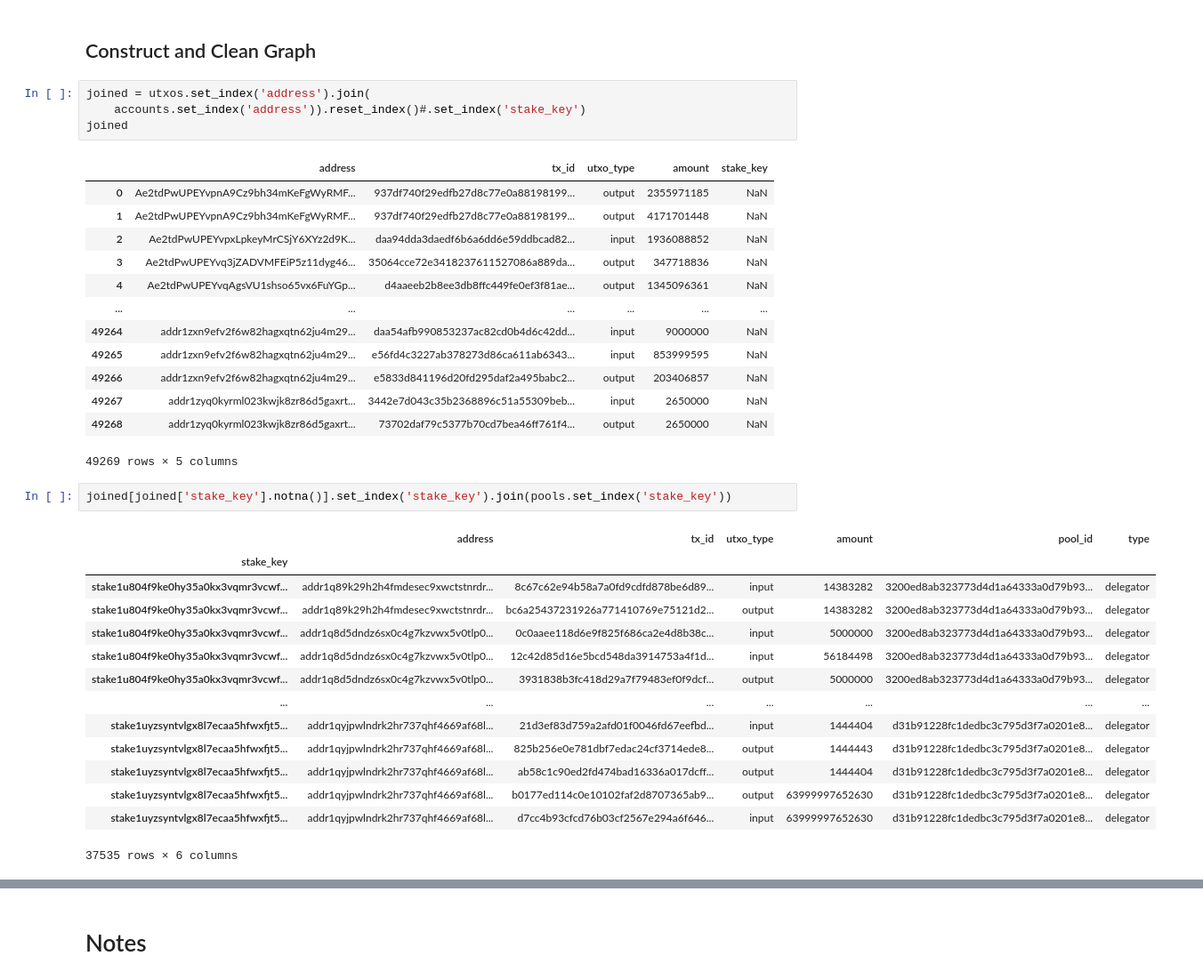
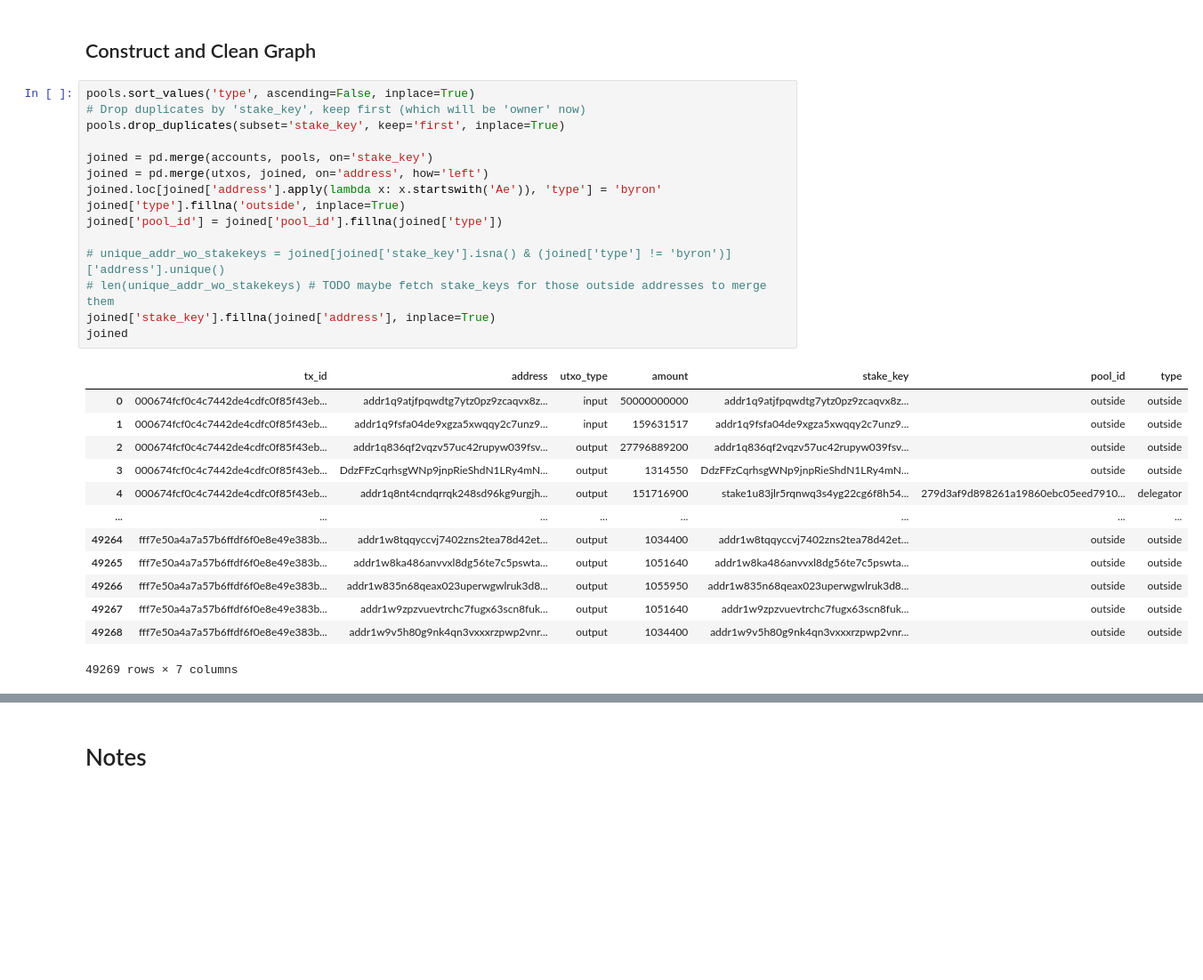
Before and after one commit to alvail/caa-cardano-exchanges, a Jupyter notebook: notebooks/binance.ipynb, the cells around one changed output, grey strips where cells are left out. Shown at 89% size. Drawn from its saved outputs; the diff is of its cells as text; blank space fills up the shorter version.

```diff
--- a/notebooks/binance.ipynb
+++ b/notebooks/binance.ipynb
@@ -90,38 +100,32 @@ utxos[utxos['tx_id'] == 'a66e2637e12ec89cfa85f448a02fe59c762bf5471b0ec9fa4beef09
 | 31911 | a66e2637e12ec89cfa85f448a02fe59c7... | addr1q9kml0wa4cyfslhmfx2lvapwpa2r... | output | 91174555 |
 # %% [markdown]
 ## Construct and Clean Graph
-# %%
-joined = utxos.set_index('address').join(
-    accounts.set_index('address')).reset_index()#.set_index('stake_key')
-joined
-# %% [output]
-|  | address | tx_id | utxo_type | amount | stake_key |
-| 0 | Ae2tdPwUPEYvpnA9Cz9bh34mKeFgWyRMF... | 937df740f29edfb27d8c77e0a88198199... | output | 2355971185 | NaN |
-| 1 | Ae2tdPwUPEYvpnA9Cz9bh34mKeFgWyRMF... | 937df740f29edfb27d8c77e0a88198199... | output | 4171701448 | NaN |
-| 2 | Ae2tdPwUPEYvpxLpkeyMrCSjY6XYz2d9K... | daa94dda3daedf6b6a6dd6e59ddbcad82... | input | 1936088852 | NaN |
-| 3 | Ae2tdPwUPEYvq3jZADVMFEiP5z11dyg46... | 35064cce72e3418237611527086a889da... | output | 347718836 | NaN |
-| 4 | Ae2tdPwUPEYvqAgsVU1shso65vx6FuYGp... | d4aaeeb2b8ee3db8ffc449fe0ef3f81ae... | output | 1345096361 | NaN |
-| ... | ... | ... | ... | ... | ... |
-| 49264 | addr1zxn9efv2f6w82hagxqtn62ju4m29... | daa54afb990853237ac82cd0b4d6c42dd... | input | 9000000 | NaN |
-| 49265 | addr1zxn9efv2f6w82hagxqtn62ju4m29... | e56fd4c3227ab378273d86ca611ab6343... | input | 853999595 | NaN |
-| 49266 | addr1zxn9efv2f6w82hagxqtn62ju4m29... | e5833d841196d20fd295daf2a495babc2... | output | 203406857 | NaN |
-| 49267 | addr1zyq0kyrml023kwjk8zr86d5gaxrt... | 3442e7d043c35b2368896c51a55309beb... | input | 2650000 | NaN |
-| 49268 | addr1zyq0kyrml023kwjk8zr86d5gaxrt... | 73702daf79c5377b70cd7bea46ff761f4... | output | 2650000 | NaN |
-49269 rows × 5 columns
-# %%
-joined[joined['stake_key'].notna()].set_index('stake_key').join(pools.set_index('stake_key'))
-# %% [output]
-|  | address | tx_id | utxo_type | amount | pool_id | type |
-| stake_key |  |  |  |  |  |  |
-| stake1u804f9ke0hy35a0kx3vqmr3vcwf... | addr1q89k29h2h4fmdesec9xwctstnrdr... | 8c67c62e94b58a7a0fd9cdfd878be6d89... | input | 14383282 | 3200ed8ab323773d4d1a64333a0d79b93... | delegator |
-| stake1u804f9ke0hy35a0kx3vqmr3vcwf... | addr1q89k29h2h4fmdesec9xwctstnrdr... | bc6a25437231926a771410769e75121d2... | output | 14383282 | 3200ed8ab323773d4d1a64333a0d79b93... | delegator |
-| stake1u804f9ke0hy35a0kx3vqmr3vcwf... | addr1q8d5dndz6sx0c4g7kzvwx5v0tlp0... | 0c0aaee118d6e9f825f686ca2e4d8b38c... | input | 5000000 | 3200ed8ab323773d4d1a64333a0d79b93... | delegator |
-| stake1u804f9ke0hy35a0kx3vqmr3vcwf... | addr1q8d5dndz6sx0c4g7kzvwx5v0tlp0... | 12c42d85d16e5bcd548da3914753a4f1d... | input | 56184498 | 3200ed8ab323773d4d1a64333a0d79b93... | delegator |
-| stake1u804f9ke0hy35a0kx3vqmr3vcwf... | addr1q8d5dndz6sx0c4g7kzvwx5v0tlp0... | 3931838b3fc418d29a7f79483ef0f9dcf... | output | 5000000 | 3200ed8ab323773d4d1a64333a0d79b93... | delegator |
-| ... | ... | ... | ... | ... | ... | ... |
-| stake1uyzsyntvlgx8l7ecaa5hfwxfjt5... | addr1qyjpwlndrk2hr737qhf4669af68l... | 21d3ef83d759a2afd01f0046fd67eefbd... | input | 1444404 | d31b91228fc1dedbc3c795d3f7a0201e8... | delegator |
-| stake1uyzsyntvlgx8l7ecaa5hfwxfjt5... | addr1qyjpwlndrk2hr737qhf4669af68l... | 825b256e0e781dbf7edac24cf3714ede8... | output | 1444443 | d31b91228fc1dedbc3c795d3f7a0201e8... | delegator |
-| stake1uyzsyntvlgx8l7ecaa5hfwxfjt5... | addr1qyjpwlndrk2hr737qhf4669af68l... | ab58c1c90ed2fd474bad16336a017dcff... | output | 1444404 | d31b91228fc1dedbc3c795d3f7a0201e8... | delegator |
-| stake1uyzsyntvlgx8l7ecaa5hfwxfjt5... | addr1qyjpwlndrk2hr737qhf4669af68l... | b0177ed114c0e10102faf2d8707365ab9... | output | 63999997652630 | d31b91228fc1dedbc3c795d3f7a0201e8... | delegator |
-| stake1uyzsyntvlgx8l7ecaa5hfwxfjt5... | addr1qyjpwlndrk2hr737qhf4669af68l... | d7cc4b93cfcd76b03cf2567e294a6f646... | input | 63999997652630 | d31b91228fc1dedbc3c795d3f7a0201e8... | delegator |
-37535 rows × 6 columns
+# %%
+pools.sort_values('type', ascending=False, inplace=True)
+# Drop duplicates by 'stake_key', keep first (which will be 'owner' now)
+pools.drop_duplicates(subset='stake_key', keep='first', inplace=True)
+
+joined = pd.merge(accounts, pools, on='stake_key')
+joined = pd.merge(utxos, joined, on='address', how='left')
+joined.loc[joined['address'].apply(lambda x: x.startswith('Ae')), 'type'] = 'byron'
+joined['type'].fillna('outside', inplace=True)
+joined['pool_id'] = joined['pool_id'].fillna(joined['type'])
+
+# unique_addr_wo_stakekeys = joined[joined['stake_key'].isna() & (joined['type'] != 'byron')]['address'].unique()
+# len(unique_addr_wo_stakekeys) # TODO maybe fetch stake_keys for those outside addresses to merge them
+joined['stake_key'].fillna(joined['address'], inplace=True)
+joined
+# %% [output]
+|  | tx_id | address | utxo_type | amount | stake_key | pool_id | type |
+| 0 | 000674fcf0c4c7442de4cdfc0f85f43eb... | addr1q9atjfpqwdtg7ytz0pz9zcaqvx8z... | input | 50000000000 | addr1q9atjfpqwdtg7ytz0pz9zcaqvx8z... | outside | outside |
+| 1 | 000674fcf0c4c7442de4cdfc0f85f43eb... | addr1q9fsfa04de9xgza5xwqqy2c7unz9... | input | 159631517 | addr1q9fsfa04de9xgza5xwqqy2c7unz9... | outside | outside |
+| 2 | 000674fcf0c4c7442de4cdfc0f85f43eb... | addr1q836qf2vqzv57uc42rupyw039fsv... | output | 27796889200 | addr1q836qf2vqzv57uc42rupyw039fsv... | outside | outside |
+| 3 | 000674fcf0c4c7442de4cdfc0f85f43eb... | DdzFFzCqrhsgWNp9jnpRieShdN1LRy4mN... | output | 1314550 | DdzFFzCqrhsgWNp9jnpRieShdN1LRy4mN... | outside | outside |
+| 4 | 000674fcf0c4c7442de4cdfc0f85f43eb... | addr1q8nt4cndqrrqk248sd96kg9urgjh... | output | 151716900 | stake1u83jlr5rqnwq3s4yg22cg6f8h54... | 279d3af9d898261a19860ebc05eed7910... | delegator |
+| ... | ... | ... | ... | ... | ... | ... | ... |
+| 49264 | fff7e50a4a7a57b6ffdf6f0e8e49e383b... | addr1w8tqqyccvj7402zns2tea78d42et... | output | 1034400 | addr1w8tqqyccvj7402zns2tea78d42et... | outside | outside |
+| 49265 | fff7e50a4a7a57b6ffdf6f0e8e49e383b... | addr1w8ka486anvvxl8dg56te7c5pswta... | output | 1051640 | addr1w8ka486anvvxl8dg56te7c5pswta... | outside | outside |
+| 49266 | fff7e50a4a7a57b6ffdf6f0e8e49e383b... | addr1w835n68qeax023uperwgwlruk3d8... | output | 1055950 | addr1w835n68qeax023uperwgwlruk3d8... | outside | outside |
+| 49267 | fff7e50a4a7a57b6ffdf6f0e8e49e383b... | addr1w9zpzvuevtrchc7fugx63scn8fuk... | output | 1051640 | addr1w9zpzvuevtrchc7fugx63scn8fuk... | outside | outside |
+| 49268 | fff7e50a4a7a57b6ffdf6f0e8e49e383b... | addr1w9v5h80g9nk4qn3vxxxrzpwp2vnr... | output | 1034400 | addr1w9v5h80g9nk4qn3vxxxrzpwp2vnr... | outside | outside |
+49269 rows × 7 columns
```
Also changed, not shown: parts of 2 cells of this notebook.
